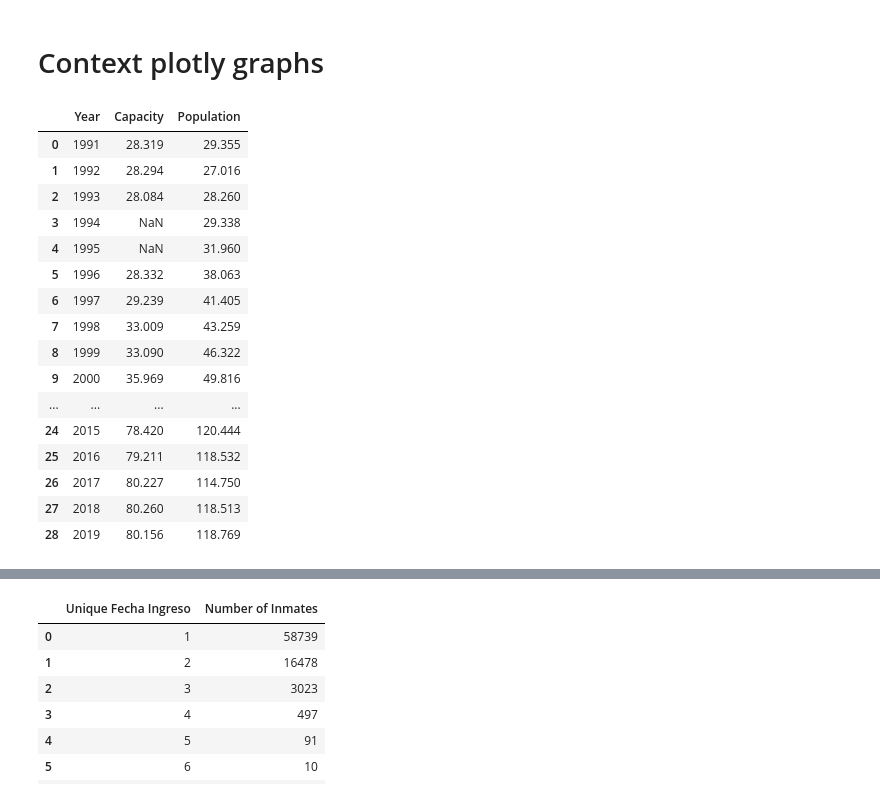
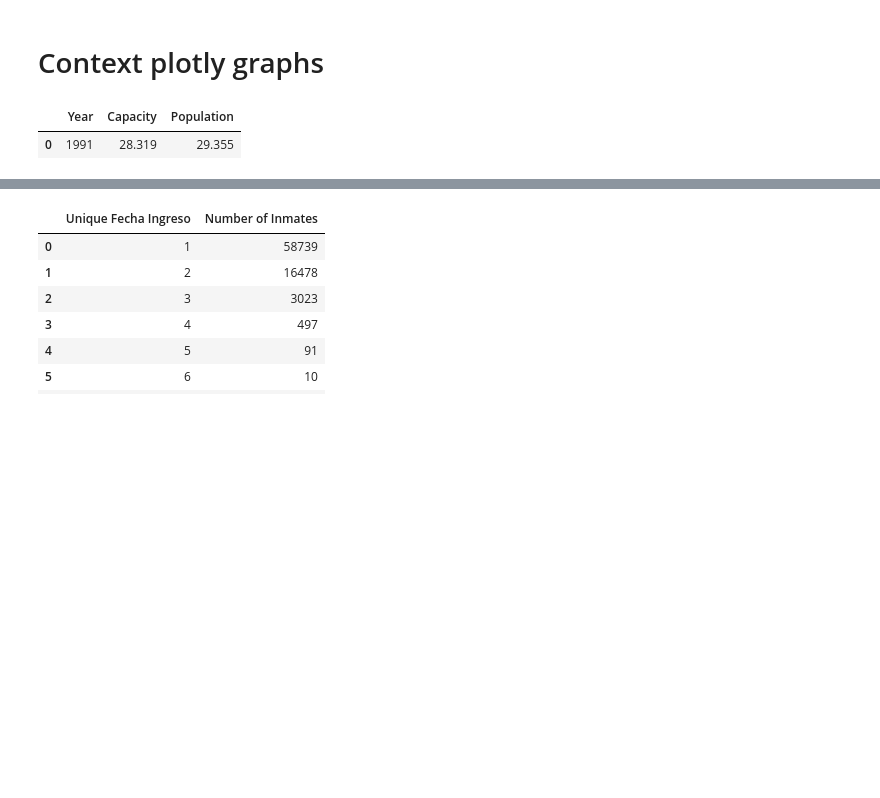
Before and after one commit to dehoyosb/MinJusticia_team77_DS4A_Project, a Jupyter notebook: Presentation_graphs.ipynb, the cells around one changed output, grey strips where cells are left out. Cells and saved outputs as stored; diff of their text form; code cells hidden in the pictures; blank space fills up the shorter version.

```diff
--- a/Presentation_graphs.ipynb
+++ b/Presentation_graphs.ipynb
@@ -29,25 +23,10 @@ inmate = pd.read_excel('./data/ReincidenciaPospenadosNal201011Junio2020Rev.xlsx'
 # %% [markdown]
 # Context plotly graphs
 # %%
-context
+context.head(1)
 # %% [output]
 |  | Year | Capacity | Population |
 | 0 | 1991 | 28.319 | 29.355 |
-| 1 | 1992 | 28.294 | 27.016 |
-| 2 | 1993 | 28.084 | 28.260 |
-| 3 | 1994 | NaN | 29.338 |
-| 4 | 1995 | NaN | 31.960 |
-| 5 | 1996 | 28.332 | 38.063 |
-| 6 | 1997 | 29.239 | 41.405 |
-| 7 | 1998 | 33.009 | 43.259 |
-| 8 | 1999 | 33.090 | 46.322 |
-| 9 | 2000 | 35.969 | 49.816 |
-| ... | ... | ... | ... |
-| 24 | 2015 | 78.420 | 120.444 |
-| 25 | 2016 | 79.211 | 118.532 |
-| 26 | 2017 | 80.227 | 114.750 |
-| 27 | 2018 | 80.260 | 118.513 |
-| 28 | 2019 | 80.156 | 118.769 |
 # %%
 people = inmate.groupby(['INTERNOEN','FECHA_INGRESO']).count().reset_index()
 people.FECHA_INGRESO = pd.to_datetime(people.FECHA_INGRESO)
```
Also changed, not shown: parts of 13 cells of this notebook.
